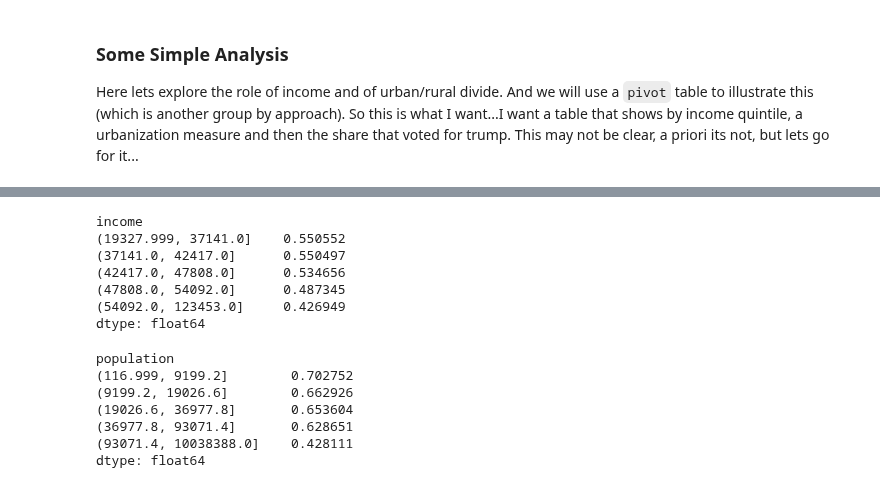
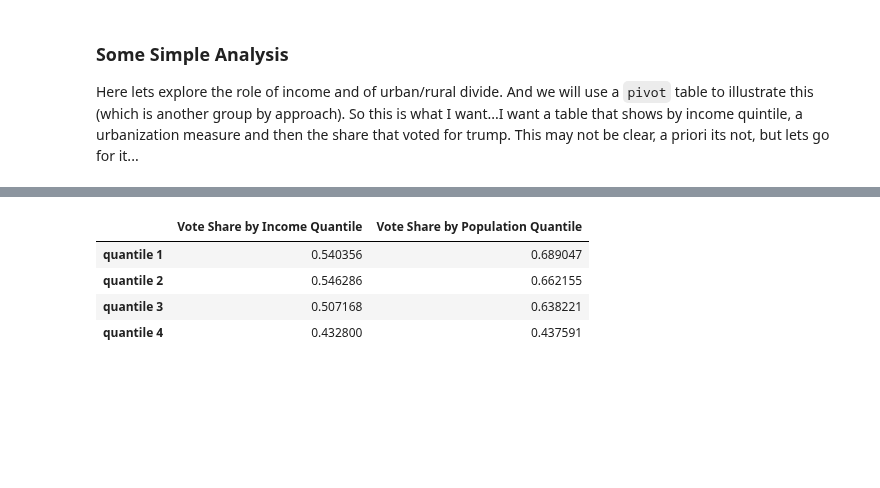
Before and after one commit to mwaugh0328/Data_Bootcamp_Fall_2017, a Jupyter notebook: data_bootcamp_1120/census_notebook.ipynb, the cells around one changed output, grey strips where cells are left out. Cells and saved outputs as stored; diff of their text form; code cells hidden in the pictures; blank space fills up the shorter version.

```diff
--- a/data_bootcamp_1120/census_notebook.ipynb
+++ b/data_bootcamp_1120/census_notebook.ipynb
@@ -329,30 +330,34 @@ only_trump.head()
 | 15 | 22604.0 | 38678.0 | Bibb County, Alabama | 007 | 01 | 1007 | AL | alabama | 1007 | Bibb | ... |
 | 20 | 57710.0 | 45813.0 | Blount County, Alabama | 009 | 01 | 1009 | AL | alabama | 1009 | Blount | ... |
 # %%
-inc_q = pd.qcut(only_trump["income"], 5)
+nquantiles = 4
+
+labels = ["quantile " + str(var) for var in range(1,nquantiles + 1)]
+
+inc_q = pd.qcut(only_trump["income"], nquantiles, labels = labels)
 
 grouped = only_trump.groupby(inc_q)
 
-grouped.VoteCount.sum() / grouped.CountyTotalVote.sum()
+vote_income_quant = grouped.VoteCount.sum() / grouped.CountyTotalVote.sum()
-# %% [output]
-income
-(19327.999, 37141.0]    0.550552
-(37141.0, 42417.0]      0.550497
-(42417.0, 47808.0]      0.534656
-(47808.0, 54092.0]      0.487345
-(54092.0, 123453.0]     0.426949
-dtype: float64
 # %%
-inc_q = pd.qcut(only_trump["population"], 5)
+nquantiles = 4
 
-grouped = only_trump.groupby(inc_q)
+labels = ["quantile " + str(var) for var in range(1,nquantiles + 1)]
 
-grouped.VoteCount.sum() / grouped.CountyTotalVote.sum()
+pop_q = pd.qcut(only_trump["population"], nquantiles, labels = labels)
+
+grouped = only_trump.groupby(pop_q)
+
+pop_income_quant =  grouped.VoteCount.sum() / grouped.CountyTotalVote.sum()
-# %% [output]
-population
-(116.999, 9199.2]        0.702752
-(9199.2, 19026.6]        0.662926
-(19026.6, 36977.8]       0.653604
-(36977.8, 93071.4]       0.628651
-(93071.4, 10038388.0]    0.428111
-dtype: float64
+# %%
+combo = pd.concat([vote_income_quant,pop_income_quant], axis = 1)
+
+combo.columns = ["Vote Share by Income Quantile", "Vote Share by Population Quantile"]
+
+combo.head(10)
+# %% [output]
+|  | Vote Share by Income Quantile | Vote Share by Population Quantile |
+| quantile 1 | 0.540356 | 0.689047 |
+| quantile 2 | 0.546286 | 0.662155 |
+| quantile 3 | 0.507168 | 0.638221 |
+| quantile 4 | 0.432800 | 0.437591 |
```
Also changed, not shown: parts of 3 cells of this notebook.
